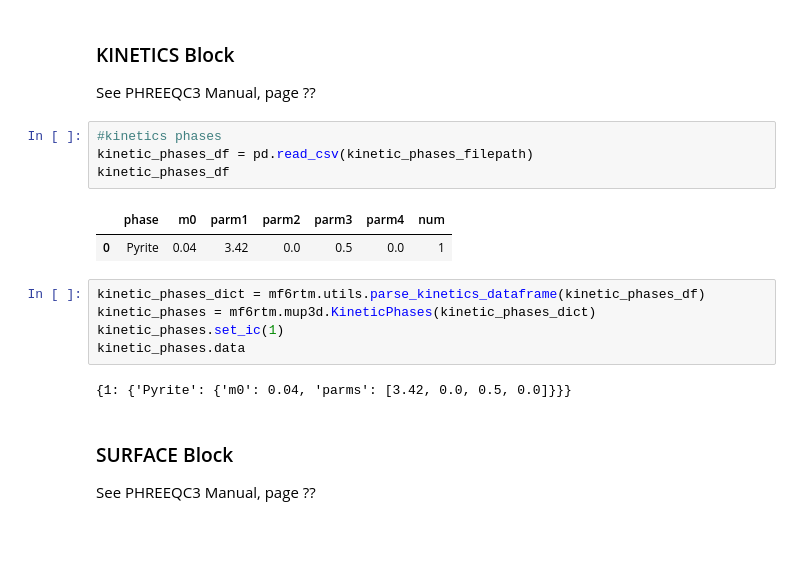
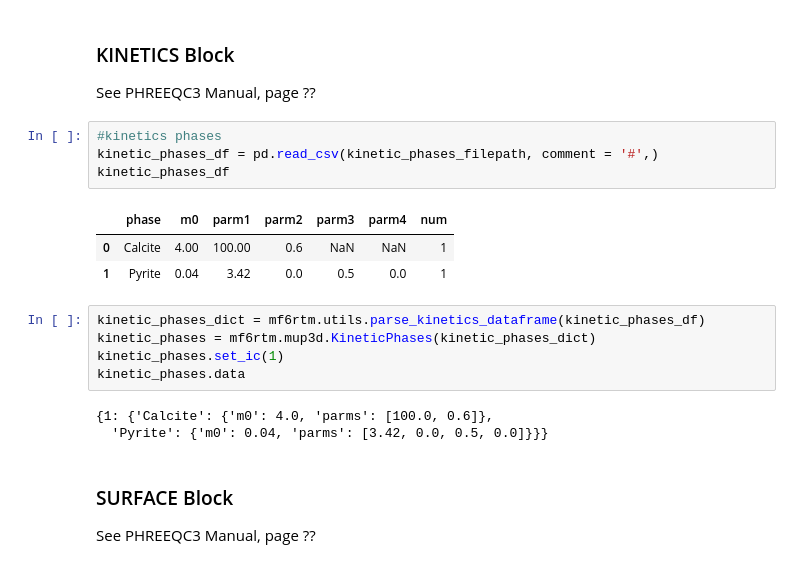
Before and after one commit to LimnoTech/mf6rtm-asr-example, a Jupyter notebook: sims/sim03-Wallis2011/Ex5_setup3.ipynb, the cells around one changed output. Cells and saved outputs as stored; diff of their text form; blank space fills up the shorter version.

```diff
--- a/sims/sim03-Wallis2011/Ex5_setup3.ipynb
+++ b/sims/sim03-Wallis2011/Ex5_setup3.ipynb
@@ -749,18 +750,20 @@ equilibrium_phases.data
 See PHREEQC3 Manual, page ??
 # %%
 #kinetics phases
-kinetic_phases_df = pd.read_csv(kinetic_phases_filepath)
+kinetic_phases_df = pd.read_csv(kinetic_phases_filepath, comment = '#',)
 kinetic_phases_df
 # %% [output]
 |  | phase | m0 | parm1 | parm2 | parm3 | parm4 | num |
-| 0 | Pyrite | 0.04 | 3.42 | 0.0 | 0.5 | 0.0 | 1 |
+| 0 | Calcite | 4.00 | 100.00 | 0.6 | NaN | NaN | 1 |
+| 1 | Pyrite | 0.04 | 3.42 | 0.0 | 0.5 | 0.0 | 1 |
 # %%
 kinetic_phases_dict = mf6rtm.utils.parse_kinetics_dataframe(kinetic_phases_df)
 kinetic_phases = mf6rtm.mup3d.KineticPhases(kinetic_phases_dict)
 kinetic_phases.set_ic(1)
 kinetic_phases.data
 # %% [output]
-{1: {'Pyrite': {'m0': 0.04, 'parms': [3.42, 0.0, 0.5, 0.0]}}}
+{1: {'Calcite': {'m0': 4.0, 'parms': [100.0, 0.6]},
+  'Pyrite': {'m0': 0.04, 'parms': [3.42, 0.0, 0.5, 0.0]}}}
 # %% [markdown]
 ### SURFACE Block
 
```
Also changed, not shown: parts of 29 cells of this notebook, 3 other files.
